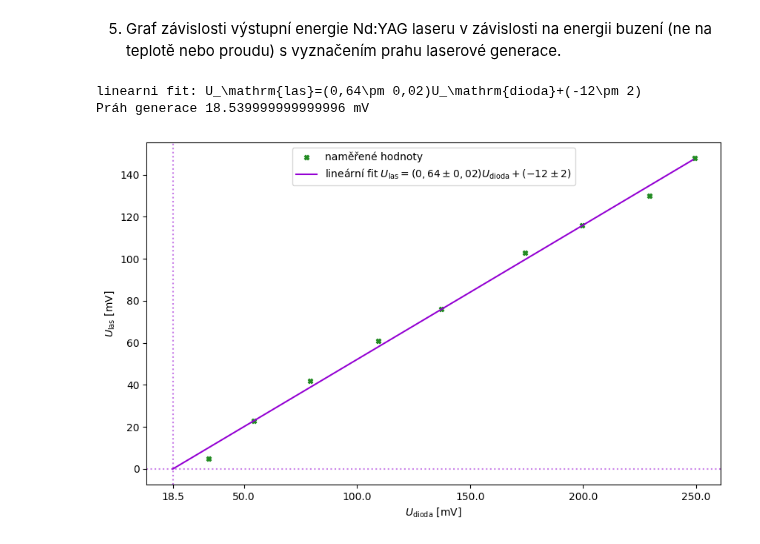
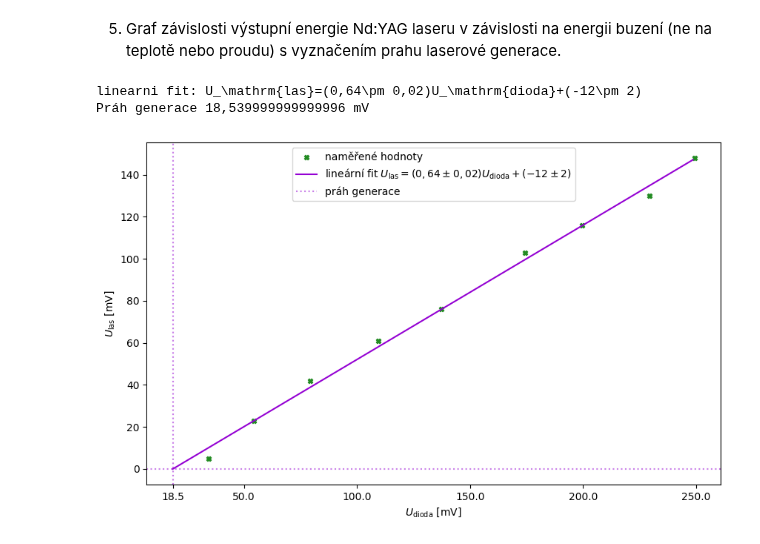
Before and after one commit to omikron-ceti/ZPLT, a Jupyter notebook: uloha_02/data_02/data_02.ipynb, the cells around one changed output. Drawn from its saved outputs; the diff is of its cells as text; code cells hidden in the pictures.

```diff
--- a/uloha_02/data_02/data_02.ipynb
+++ b/uloha_02/data_02/data_02.ipynb
@@ -225,33 +225,33 @@ for j in range(len(fitovane_parametry_lin)): # zaokrouhleni na jednu platnou cif
 
 print(
     f"linearni fit: U_\\mathrm{{las}}=({zaokrouhlene_parametry_lin[0][0]}\\pm {zaokrouhlene_parametry_lin[0][1]})U_\\mathrm{{dioda}}+({zaokrouhlene_parametry_lin[1][0]}\\pm {zaokrouhlene_parametry_lin[1][1]})".replace(".", ","))
 
 
 pocatek_generace = np.arange(0, 20, 0.01)
 vystupni_energie = pd.DataFrame.from_dict({"U_dioda": pocatek_generace, "U_las": linear_fit(pocatek_generace, fitovane_parametry_lin[0], fitovane_parametry_lin[1])})
 prah_generace = vystupni_energie[vystupni_energie["U_las"].between(-0.1, 0.1)]
 print(f"Práh generace {np.mean(prah_generace["U_dioda"])} mV".replace(".", ","))
 
 U_axis = np.arange(18.54, np.max(ukol_5["U_dioda [mV]"]))
 fig_ukol3 = plt.figure(figsize = (10, 6))
 plt.scatter(ukol_5["U_dioda [mV]"], ukol_5["U_las [mV]"],
             color="forestgreen",
             marker="X", s=20, alpha=1,
             label="naměřené hodnoty")
 
 plt.plot(U_axis, linear_fit(U_axis, fitovane_parametry_lin[0], fitovane_parametry_lin[1]),
          color = "darkviolet",
          label = "lineární fit $U_\\mathrm{{las}}=(0,64\\pm 0,02)U_\\mathrm{{dioda}} + (-12\\pm 2)$".replace(".", ","))
-plt.axhline(y=0, xmax=18.6, color="darkviolet", alpha=0.5, linestyle="dotted")
+plt.axhline(y=0, xmax=18.6, color="darkviolet", alpha=0.5, linestyle="dotted", label="práh generace")
 plt.axvline(x=18.6, ymax=10, color="darkviolet", alpha=0.5, linestyle="dotted")
 lgnd = plt.legend(scatterpoints=1, fontsize=10)
 
 plt.xticks([18.54, 50, 100, 150, 200, 250])
 plt.xlabel('$U_\\mathrm{{dioda}}~\\mathrm{[mV]}$ ', fontsize = 10)
 plt.ylabel("$U_\\mathrm{{las}}~\\mathrm{[mV]}$", fontsize = 10)
 plt.savefig("./img/zavislost_las_na_diode.pdf")
 plt.show()
 # %% [output]
 linearni fit: U_\mathrm{las}=(0,64\pm 0,02)U_\mathrm{dioda}+(-12\pm 2)
-Práh generace 18.539999999999996 mV
+Práh generace 18,539999999999996 mV
-[figure, old version]
+[figure, new version]
```
